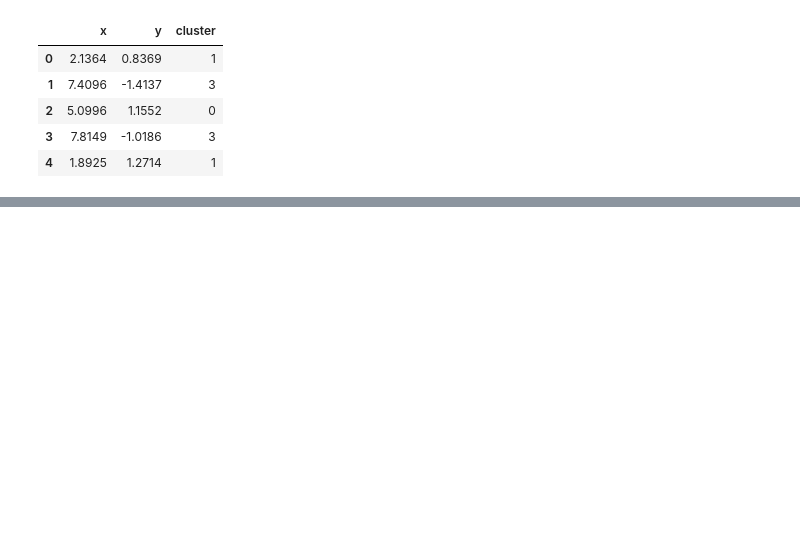
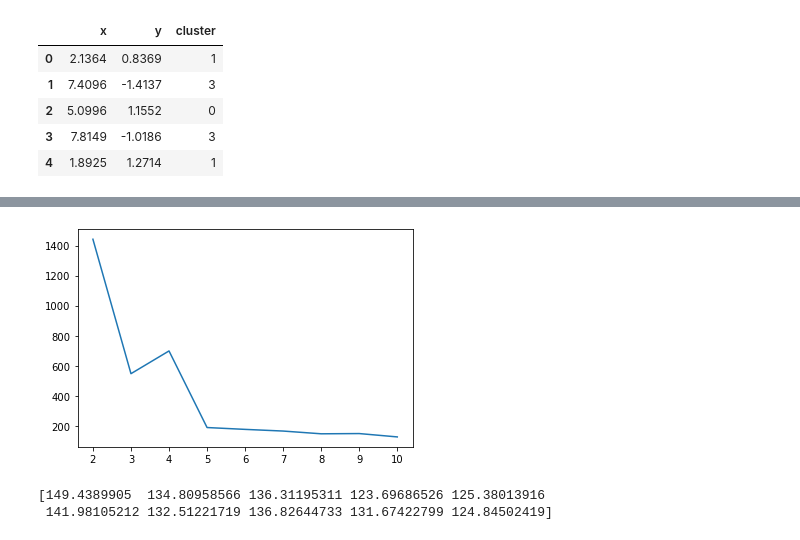
Before and after one commit to GuanPin/K-means_algorithm, a Jupyter notebook: data_science-hw2-kmeans.ipynb, the cells around one changed output, grey strips where cells are left out. Saved outputs shown, nothing was run; the diff lists cells and outputs as text; code cells hidden in the pictures; blank space fills up the shorter version.

```diff
--- a/data_science-hw2-kmeans.ipynb
+++ b/data_science-hw2-kmeans.ipynb
@@ -83,0 +92,14 @@ plt.show()
+# %%
+plt.plot(np.arange(2, 11), results)
+plt.show()
+# %% [output]
+[figure, added]
+# %%
+results1=np.zeros((10, ))
+for i in range(10):
+    results1[i]=kmeans(x=cdata.x, y=cdata.y, k=10, iteration=3)['sse'][-1]
+
+print(results1)
+# %% [output]
+[149.4389905  134.80958566 136.31195311 123.69686526 125.38013916
+ 141.98105212 132.51221719 136.82644733 131.67422799 124.84502419]
```
Also changed, not shown: parts of 6 cells of this notebook.
